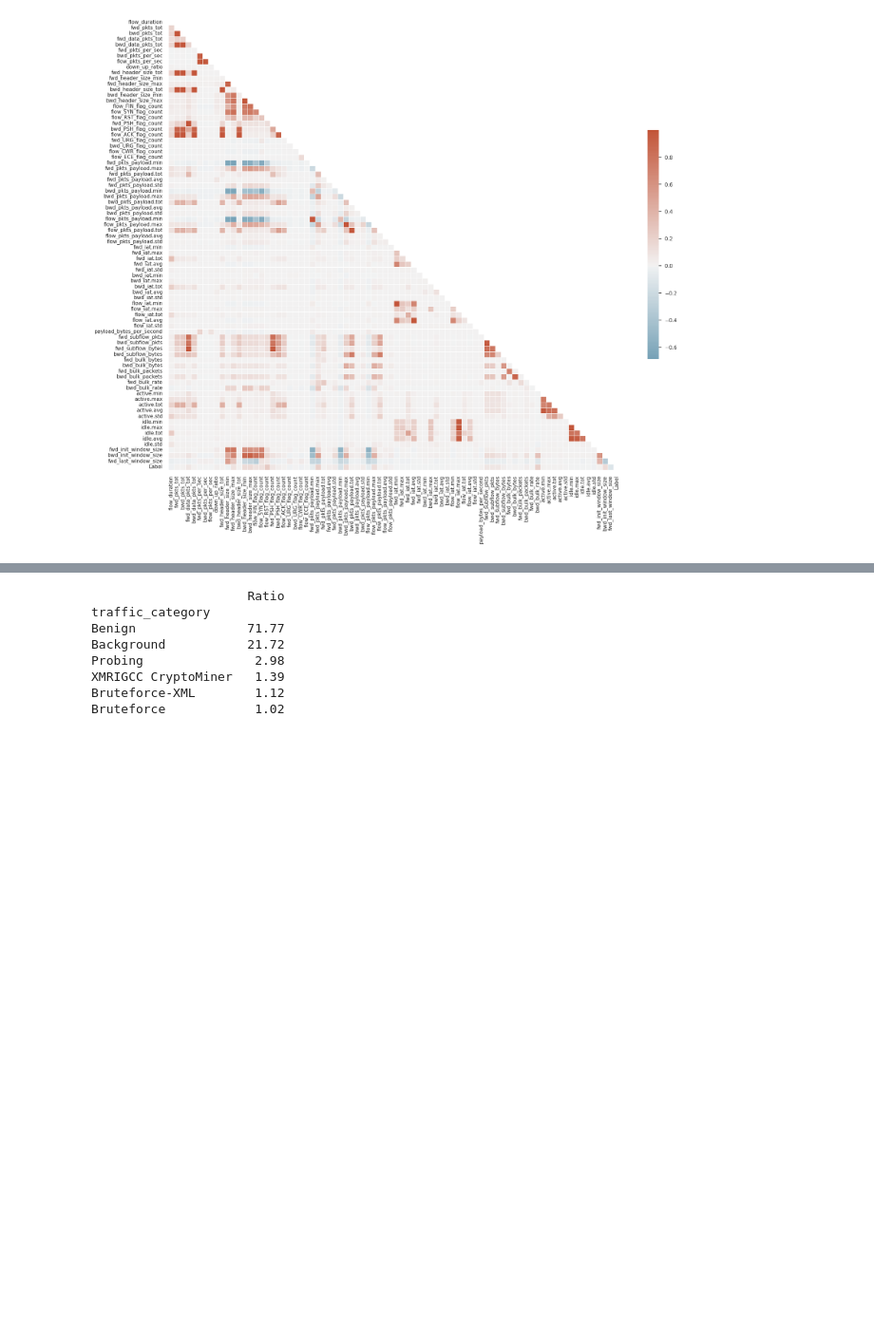
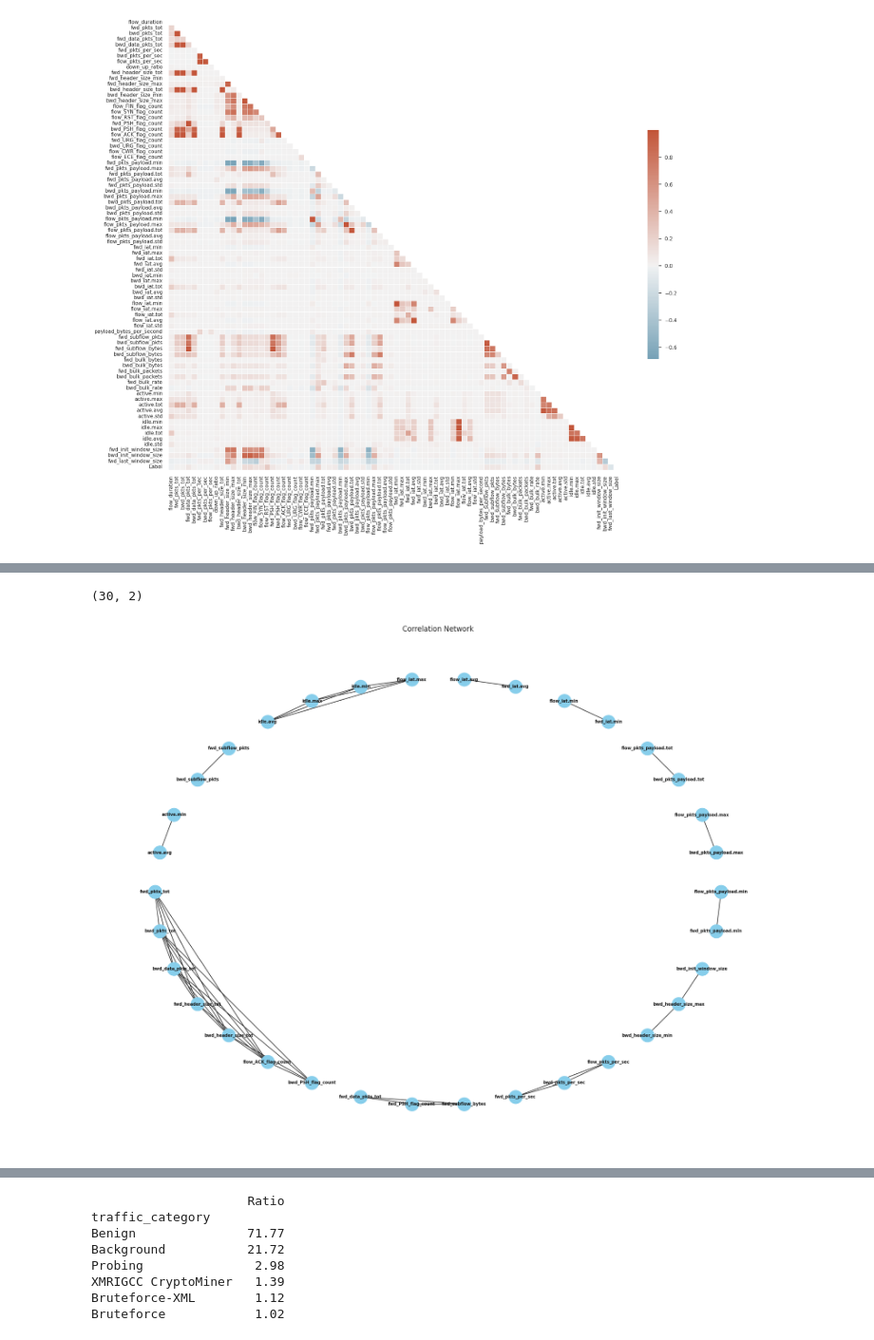
Before and after one commit to ludotosk/tesi, a Jupyter notebook: hikari/tesi-rf.ipynb, the cells around one changed output, grey strips where cells are left out. Shown at 95% size. Saved outputs shown, nothing was run; the diff lists cells and outputs as text; code cells hidden in the pictures; blank space fills up the shorter version.

```diff
--- a/hikari/tesi-rf.ipynb
+++ b/hikari/tesi-rf.ipynb
@@ -98,3 +98,5 @@ We can see from this graph that we don't have highly correlated features.
 show_corr_matrix(ds)
 # %% [output]
 [figure]
+# %%
+correlation_matrix = ds.select_dtypes(include=['number','bool']).corr()
@@ -100,0 +140,42 @@ show_corr_matrix(ds)
+# %%
+correlated_features = []
+correlation_with_target = []
+feature_name = []
+
+for i in correlation_pairs:
+    if i[0] not in correlated_features:
+        correlated_features.append(i[0])
+    if i[1] not in correlated_features:
+        correlated_features.append(i[1])
+
+for i in correlated_features:
+    correlation_with_target.append(correlation_matrix['Label'][i])
+    feature_name.append(i)
+
+correlation_with_target = pd.DataFrame({'Feature': feature_name, 'Correlation': correlation_with_target})
+print(correlation_with_target.shape)
+# %% [output]
+(30, 2)
+# %%
+import networkx as nx
+
+# Create a graph
+G = nx.Graph()
+
+# Adding edges based on correlations exceeding a threshold
+correlation_threshold = 0.9
+
+for i in range(len(correlation_matrix.columns)):
+    for j in range(i + 1, len(correlation_matrix.columns)):
+        if abs(correlation_matrix.iloc[i, j]) > correlation_threshold:
+            G.add_edge(correlation_matrix.columns[i], correlation_matrix.columns[j], weight=correlation_matrix.iloc[i, j])
+
+# Visualizing the graph
+plt.figure(figsize=(16, 12))
+pos = nx.shell_layout(G)  # Positions for all nodes
+
+nx.draw(G, pos, with_labels=True, node_size=500, node_color='skyblue', font_weight='bold', font_size=7)
+plt.title('Correlation Network')
+plt.show()
+# %% [output]
+[figure, added]
```
Also changed, not shown: parts of 2 cells of this notebook, 5 other files.
